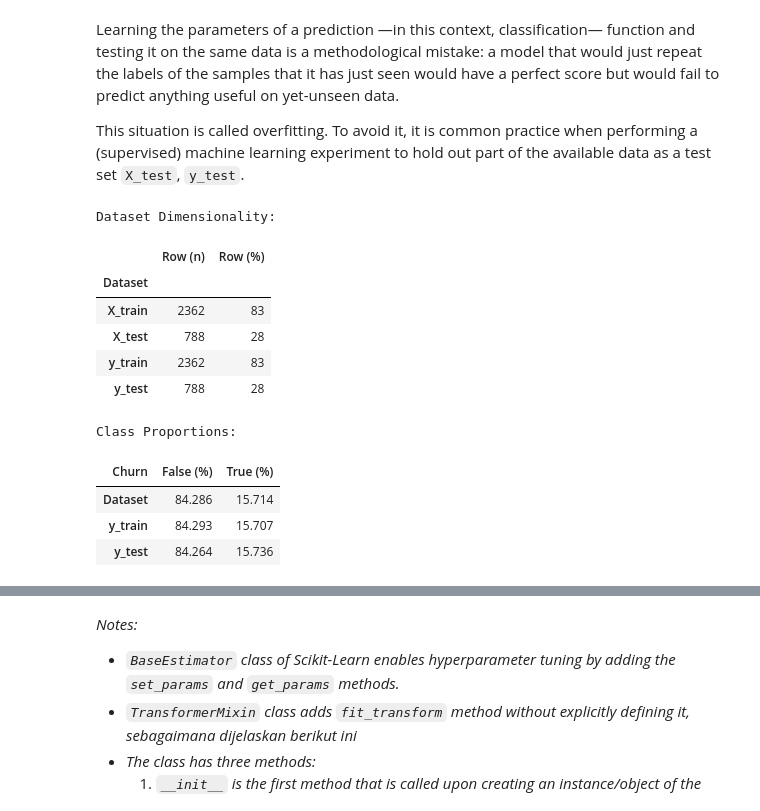
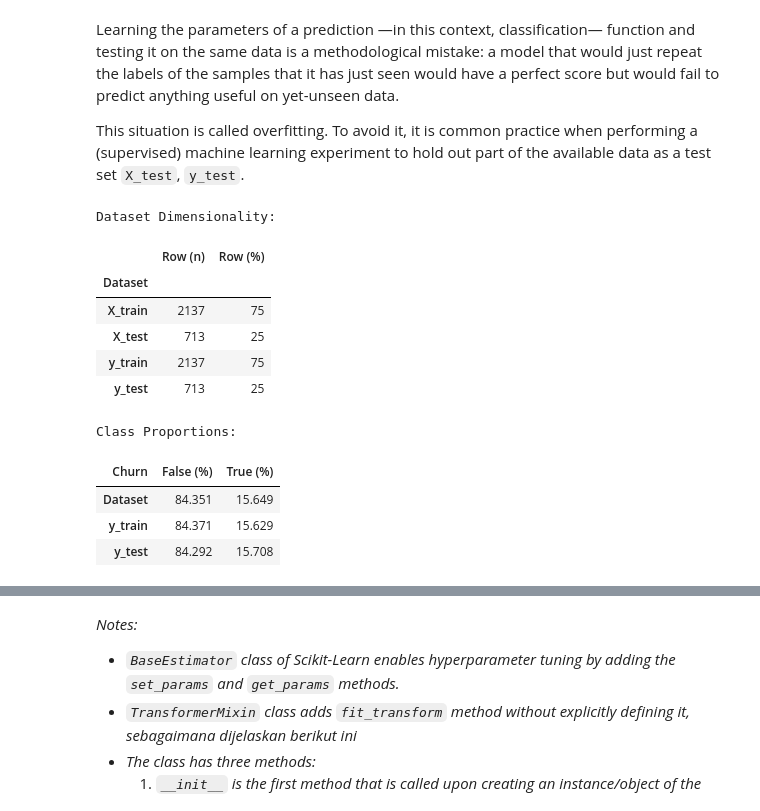
Before and after one commit to garudapaksi-yusuf/Iranian_Telecom_Churn, a Jupyter notebook: notebook/notebook.ipynb, the cells around one changed output, grey strips where cells are left out. Cells and saved outputs as stored; diff of their text form; code cells hidden in the pictures.

```diff
--- a/notebook/notebook.ipynb
+++ b/notebook/notebook.ipynb
@@ -1265,7 +1275,10 @@ This situation is called overfitting. To avoid it, it is common practice when pe
 # %%
 from sklearn.model_selection import train_test_split
 
-X, y = features, target
+df = dataset.copy()
+df = df.drop_duplicates(keep="first")
+
+X, y = df.drop(columns="Churn"), df["Churn"]
 X_train, X_test, y_train, y_test = train_test_split(
     X,
     y,
@@ -1279,41 +1292,41 @@ display(
         data={
             "Dataset": ["X_train", "X_test", "y_train", "y_test"],
             "Row (n)": [X_train.shape[0], X_test.shape[0], y_train.shape[0], y_test.shape[0]],
             "Row (%)": [round(number=X_train.shape[0] / df.shape[0] * 100),
                         round(number=X_test.shape[0] / df.shape[0] * 100),
                         round(number=y_train.shape[0] / df.shape[0] * 100),
                         round(number=y_test.shape[0] / df.shape[0] * 100)]
         }
     ).set_index(keys="Dataset")
 )
 
 print("Class Proportions:")
 display(
     pd.DataFrame(
         data={
             "Dataset": round(number=y.value_counts(normalize=True) * 100, ndigits=3),
             "y_train": round(number=y_train.value_counts(normalize=True) * 100, ndigits=3),
             "y_test": round(number=y_test.value_counts(normalize=True) * 100, ndigits=3)
         }
     ).rename(
         index={
             0: "False (%)",
             1: "True (%)"
         }
     ).T
 )
 # %% [output]
 Dataset Dimensionality:
 |  | Row (n) | Row (%) |
 | Dataset |  |  |
-| X_train | 2362 | 83 |
-| X_test | 788 | 28 |
-| y_train | 2362 | 83 |
-| y_test | 788 | 28 |
+| X_train | 2137 | 75 |
+| X_test | 713 | 25 |
+| y_train | 2137 | 75 |
+| y_test | 713 | 25 |
 Class Proportions:
 | Churn | False (%) | True (%) |
-| Dataset | 84.286 | 15.714 |
-| y_train | 84.293 | 15.707 |
-| y_test | 84.264 | 15.736 |
+| Dataset | 84.351 | 15.649 |
+| y_train | 84.371 | 15.629 |
+| y_test | 84.292 | 15.708 |
 # %% [markdown]
 Note:
```
Also changed, not shown: parts of 26 cells of this notebook.
